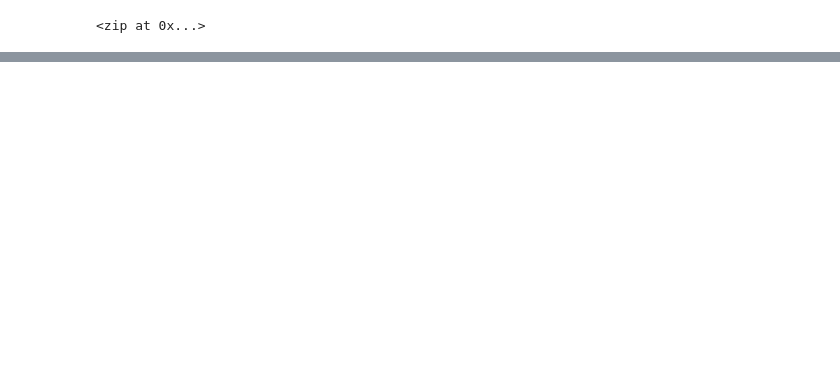
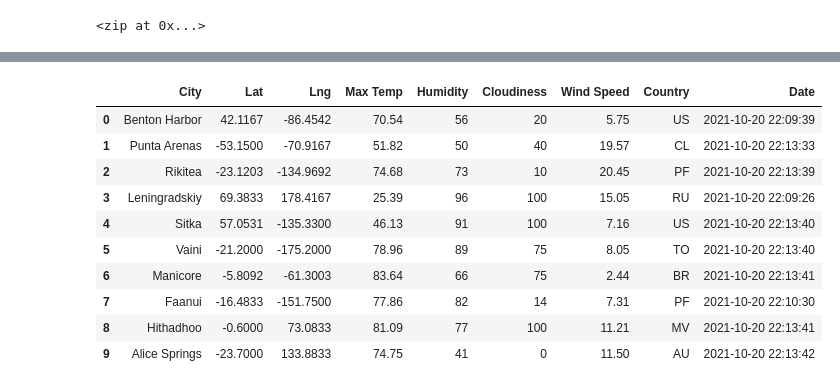
Before and after one commit to nhafer88/World_Weather_Analysis, a Jupyter notebook: WeatherPy.ipynb, the cells around one changed output, grey strips where cells are left out. Drawn from its saved outputs; the diff is of its cells as text; code cells hidden in the pictures; blank space fills up the shorter version.

Commit message:
Added city-weather data.

```diff
--- a/WeatherPy.ipynb
+++ b/WeatherPy.ipynb
@@ -33,0 +40,3 @@ len(cities)
+# %%
+# Starting URL for Weather Map API Call.
+url = "http://api.openweathermap.org/data/2.5/weather?units=Imperial&APPID=" + weather_api_key
@@ -33,0 +124,16 @@ len(cities)
+# %%
+# Convert the array of dictionaries to a Pandas DataFrame.
+city_data_df = pd.DataFrame(city_data)
+city_data_df.head(10)
+# %% [output]
+|  | City | Lat | Lng | Max Temp | Humidity | Cloudiness | Wind Speed | Country | Date |
+| 0 | Benton Harbor | 42.1167 | -86.4542 | 70.54 | 56 | 20 | 5.75 | US | 2021-10-20 22:09:39 |
+| 1 | Punta Arenas | -53.1500 | -70.9167 | 51.82 | 50 | 40 | 19.57 | CL | 2021-10-20 22:13:33 |
+| 2 | Rikitea | -23.1203 | -134.9692 | 74.68 | 73 | 10 | 20.45 | PF | 2021-10-20 22:13:39 |
+| 3 | Leningradskiy | 69.3833 | 178.4167 | 25.39 | 96 | 100 | 15.05 | RU | 2021-10-20 22:09:26 |
+| 4 | Sitka | 57.0531 | -135.3300 | 46.13 | 91 | 100 | 7.16 | US | 2021-10-20 22:13:40 |
+| 5 | Vaini | -21.2000 | -175.2000 | 78.96 | 89 | 75 | 8.05 | TO | 2021-10-20 22:13:40 |
+| 6 | Manicore | -5.8092 | -61.3003 | 83.64 | 66 | 75 | 2.44 | BR | 2021-10-20 22:13:41 |
+| 7 | Faanui | -16.4833 | -151.7500 | 77.86 | 82 | 14 | 7.31 | PF | 2021-10-20 22:10:30 |
+| 8 | Hithadhoo | -0.6000 | 73.0833 | 81.09 | 77 | 100 | 11.21 | MV | 2021-10-20 22:13:41 |
+| 9 | Alice Springs | -23.7000 | 133.8833 | 74.75 | 41 | 0 | 11.50 | AU | 2021-10-20 22:13:42 |
```
Also changed, not shown: parts of 6 cells of this notebook, 5 other files.
